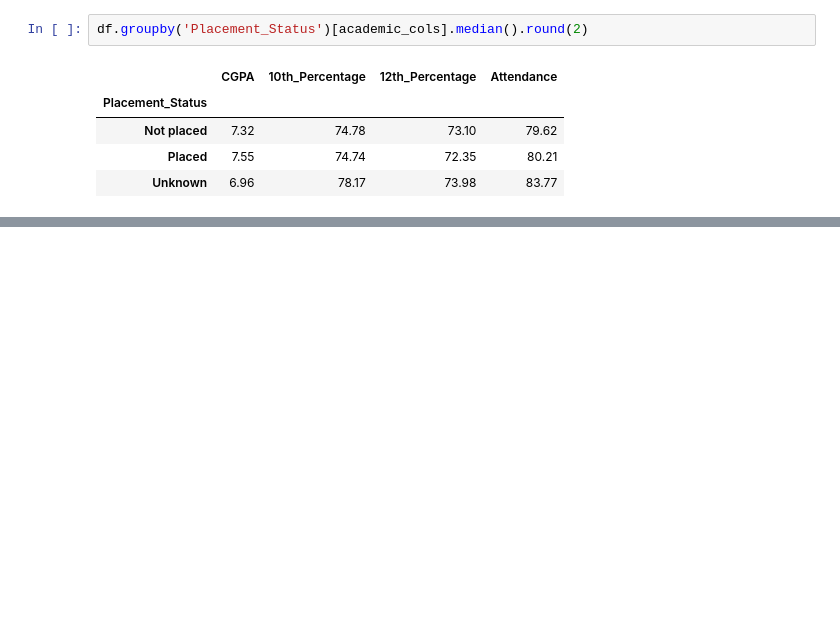
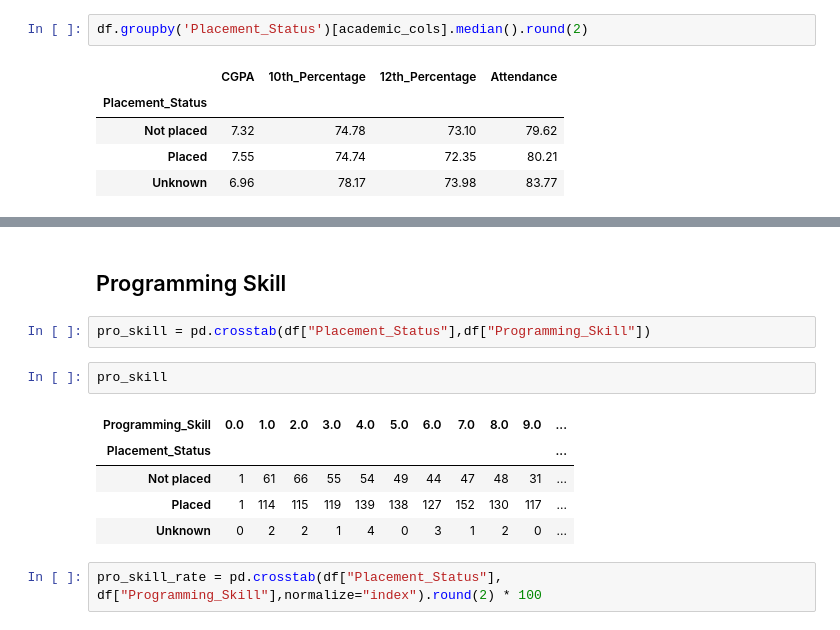
Before and after one commit to Dev-darshan24/Student-Placement-Analytics-, a Jupyter notebook: 3_EDA.ipynb, the cells around one changed output, grey strips where cells are left out. Drawn from its saved outputs; the diff is of its cells as text; blank space fills up the shorter version.

Commit message:
EDA on Programing Skill X Placement Status

```diff
--- a/3_EDA.ipynb
+++ b/3_EDA.ipynb
@@ -181,0 +181,14 @@ Name: CGPA, dtype: float64
+# %% [markdown]
+## Programming Skill
+# %%
+pro_skill = pd.crosstab(df["Placement_Status"],df["Programming_Skill"])
+# %%
+pro_skill
+# %% [output]
+| Programming_Skill | 0.0 | 1.0 | 2.0 | 3.0 | 4.0 | 5.0 | 6.0 | 7.0 | 8.0 | 9.0 | ... |
+| Placement_Status |  |  |  |  |  |  |  |  |  |  | ... |
+| Not placed | 1 | 61 | 66 | 55 | 54 | 49 | 44 | 47 | 48 | 31 | ... |
+| Placed | 1 | 114 | 115 | 119 | 139 | 138 | 127 | 152 | 130 | 117 | ... |
+| Unknown | 0 | 2 | 2 | 1 | 4 | 0 | 3 | 1 | 2 | 0 | ... |
+# %%
+pro_skill_rate = pd.crosstab(df["Placement_Status"], df["Programming_Skill"],normalize="index").round(2) * 100
```
Also changed, not shown: parts of 35 cells of this notebook.
